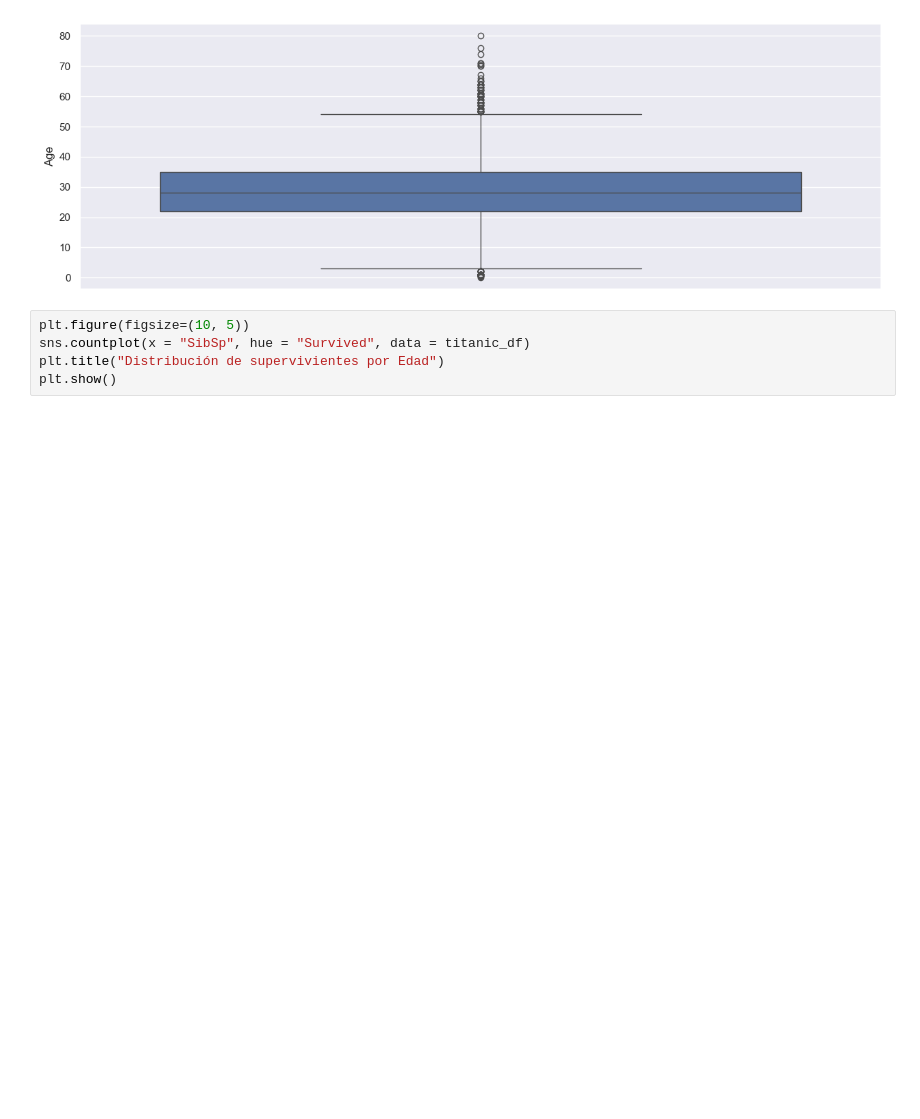
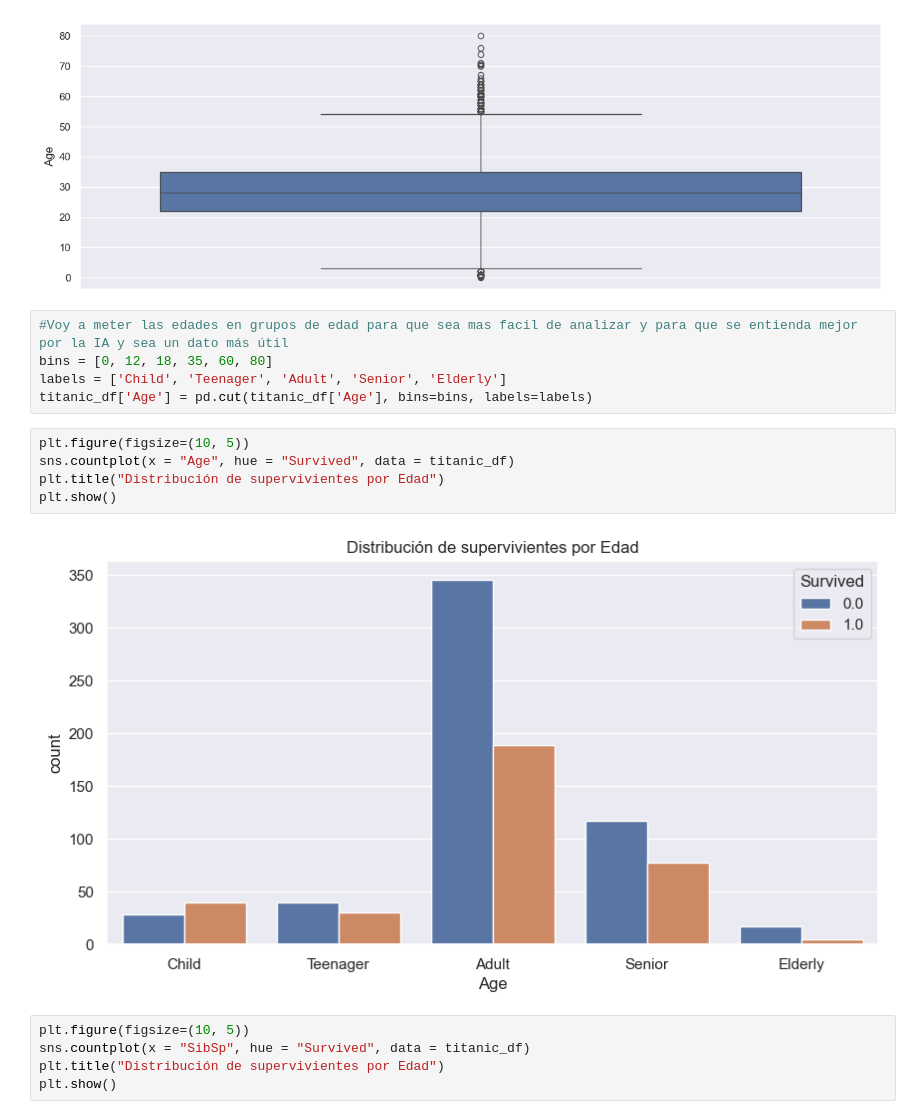
Before and after one commit to Daguerre45/LimpiezaDatos, a Jupyter notebook: Titanic.ipynb, the cells around one changed output. Drawn from its saved outputs; the diff is of its cells as text; blank space fills up the shorter version.

```diff
--- a/Titanic.ipynb
+++ b/Titanic.ipynb
@@ -338,6 +361,18 @@ sns.boxplot(titanic_df['Age'])
 plt.show()
 # %% [output]
 [figure]
+# %%
+#Voy a meter las edades en grupos de edad para que sea mas facil de analizar y para que se entienda mejor por la IA y sea un dato más útil
+bins = [0, 12, 18, 35, 60, 80]
+labels = ['Child', 'Teenager', 'Adult', 'Senior', 'Elderly']
+titanic_df['Age'] = pd.cut(titanic_df['Age'], bins=bins, labels=labels)
+# %%
+plt.figure(figsize=(10, 5))
+sns.countplot(x = "Age", hue = "Survived", data = titanic_df)
+plt.title("Distribución de supervivientes por Edad")
+plt.show()
+# %% [output]
+[figure, added]
 # %%
 plt.figure(figsize=(10, 5))
 sns.countplot(x = "SibSp", hue = "Survived", data = titanic_df)
```
Also changed, not shown: parts of 33 cells of this notebook, 1 other file.
